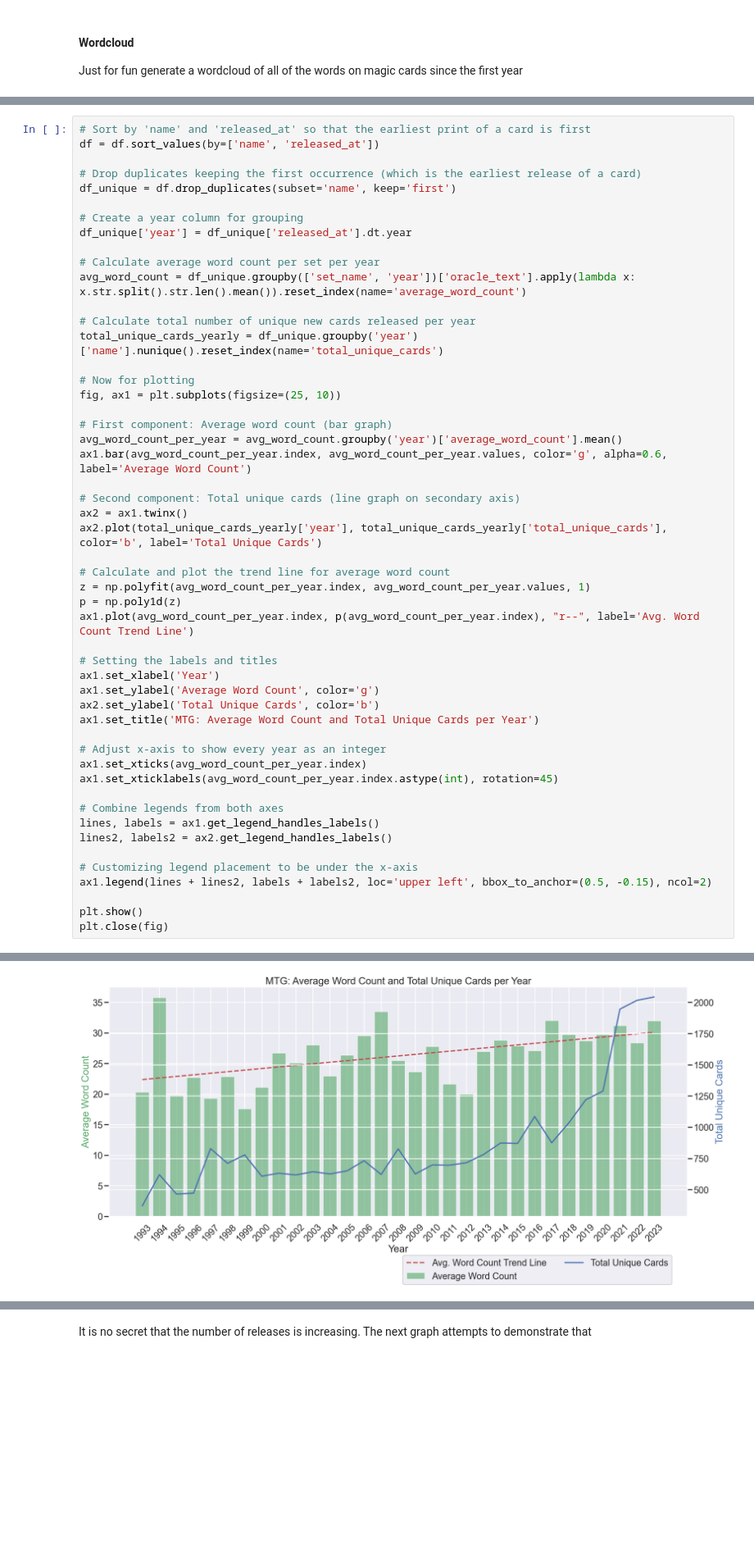
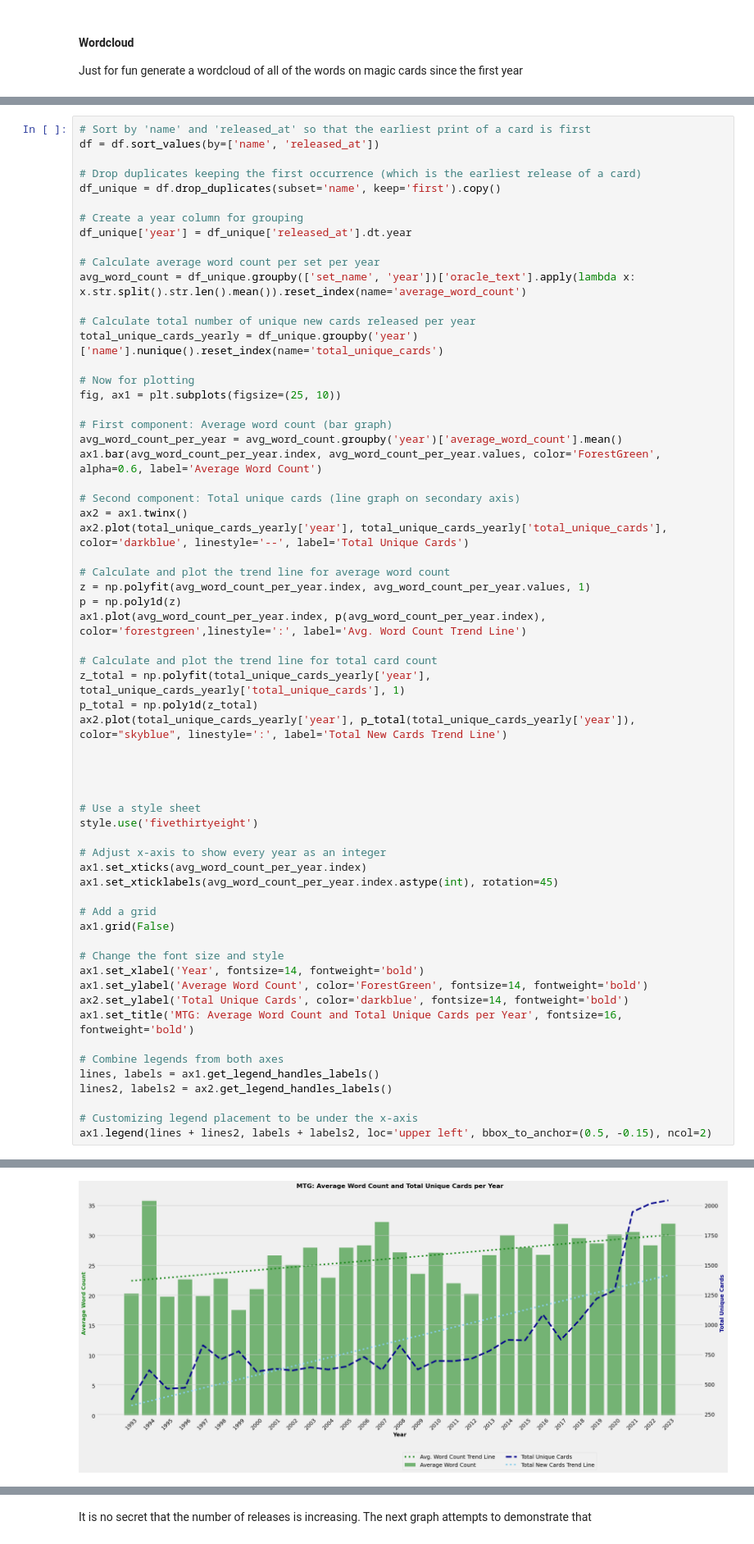
Before and after one commit to LondonBrit/mtg_data_analysis, a Jupyter notebook: Complete Analysis.ipynb, the cells around one changed output, grey strips where cells are left out. Shown at 82% size. Cells and saved outputs as stored; diff of their text form; blank space fills up the shorter version.

```diff
--- a/Complete Analysis.ipynb
+++ b/Complete Analysis.ipynb
@@ -194,7 +196,7 @@ In this graph I can see that the average word count of new MTG cards has remaine
 df = df.sort_values(by=['name', 'released_at'])
 
 # Drop duplicates keeping the first occurrence (which is the earliest release of a card)
-df_unique = df.drop_duplicates(subset='name', keep='first')
+df_unique = df.drop_duplicates(subset='name', keep='first').copy()
 
 # Create a year column for grouping
 df_unique['year'] = df_unique['released_at'].dt.year
@@ -210,26 +212,40 @@ fig, ax1 = plt.subplots(figsize=(25, 10))
 
 # First component: Average word count (bar graph)
 avg_word_count_per_year = avg_word_count.groupby('year')['average_word_count'].mean()
-ax1.bar(avg_word_count_per_year.index, avg_word_count_per_year.values, color='g', alpha=0.6, label='Average Word Count')
+ax1.bar(avg_word_count_per_year.index, avg_word_count_per_year.values, color='ForestGreen', alpha=0.6, label='Average Word Count')
 
 # Second component: Total unique cards (line graph on secondary axis)
 ax2 = ax1.twinx()
-ax2.plot(total_unique_cards_yearly['year'], total_unique_cards_yearly['total_unique_cards'], color='b', label='Total Unique Cards')
+ax2.plot(total_unique_cards_yearly['year'], total_unique_cards_yearly['total_unique_cards'], color='darkblue', linestyle='--', label='Total Unique Cards')
 
 # Calculate and plot the trend line for average word count
 z = np.polyfit(avg_word_count_per_year.index, avg_word_count_per_year.values, 1)
 p = np.poly1d(z)
-ax1.plot(avg_word_count_per_year.index, p(avg_word_count_per_year.index), "r--", label='Avg. Word Count Trend Line')
+ax1.plot(avg_word_count_per_year.index, p(avg_word_count_per_year.index), color='forestgreen',linestyle=':', label='Avg. Word Count Trend Line')
 
-# Setting the labels and titles
-ax1.set_xlabel('Year')
-ax1.set_ylabel('Average Word Count', color='g')
-ax2.set_ylabel('Total Unique Cards', color='b')
-ax1.set_title('MTG: Average Word Count and Total Unique Cards per Year')
+# Calculate and plot the trend line for total card count
+z_total = np.polyfit(total_unique_cards_yearly['year'], total_unique_cards_yearly['total_unique_cards'], 1)
+p_total = np.poly1d(z_total)
+ax2.plot(total_unique_cards_yearly['year'], p_total(total_unique_cards_yearly['year']), color="skyblue", linestyle=':', label='Total New Cards Trend Line')
+
+
+
+
+# Use a style sheet
+style.use('fivethirtyeight')
 
 # Adjust x-axis to show every year as an integer
 ax1.set_xticks(avg_word_count_per_year.index)
 ax1.set_xticklabels(avg_word_count_per_year.index.astype(int), rotation=45)
+
+# Add a grid
+ax1.grid(False)
+
+# Change the font size and style
+ax1.set_xlabel('Year', fontsize=14, fontweight='bold')
+ax1.set_ylabel('Average Word Count', color='ForestGreen', fontsize=14, fontweight='bold')
+ax2.set_ylabel('Total Unique Cards', color='darkblue', fontsize=14, fontweight='bold')
+ax1.set_title('MTG: Average Word Count and Total Unique Cards per Year', fontsize=16, fontweight='bold')
 
 # Combine legends from both axes
 lines, labels = ax1.get_legend_handles_labels()
@@ -237,7 +253,4 @@ lines2, labels2 = ax2.get_legend_handles_labels()
 
 # Customizing legend placement to be under the x-axis
 ax1.legend(lines + lines2, labels + labels2, loc='upper left', bbox_to_anchor=(0.5, -0.15), ncol=2)
-
-plt.show()
-plt.close(fig)
 # %% [output]
@@ -249,4 +258,4 @@ See the caveats in the documentation: https://pandas.pydata.org/pandas-docs/stab
-[figure, old version]
+[figure, new version]
 # %% [markdown]
 This leads me to think about what the future might hold. I have applied a regression to three subsets of the data to try to develop a forward looking set of trends.
 
```
Also changed, not shown: parts of 14 cells of this notebook, 1 other file.
